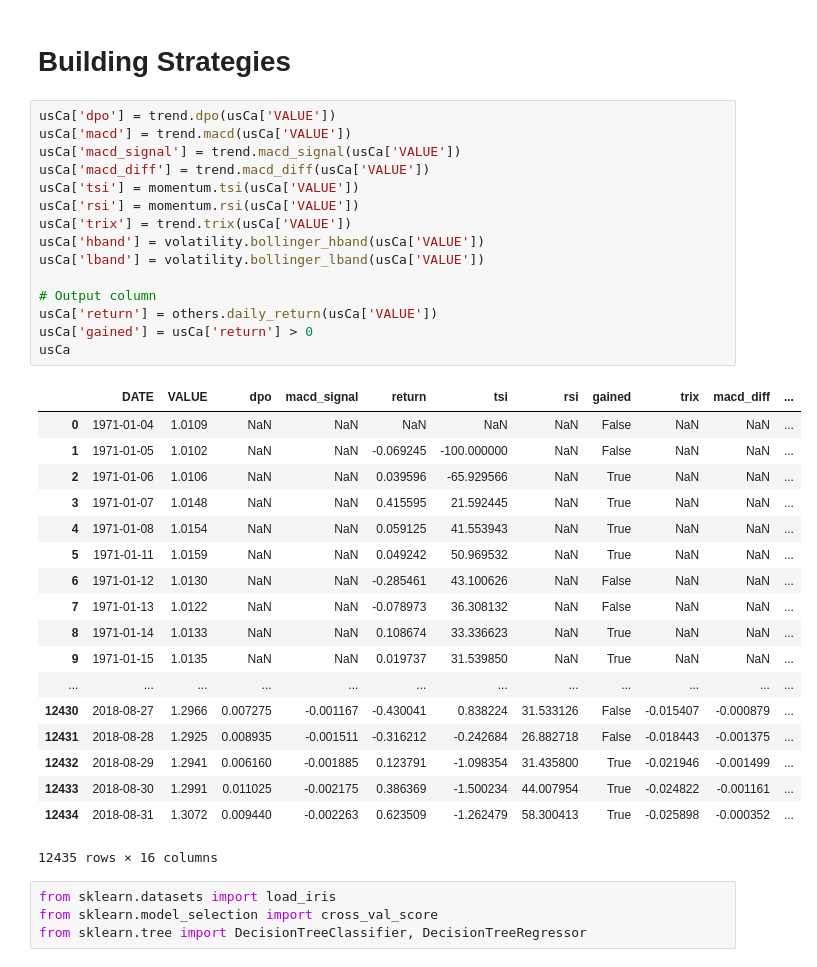
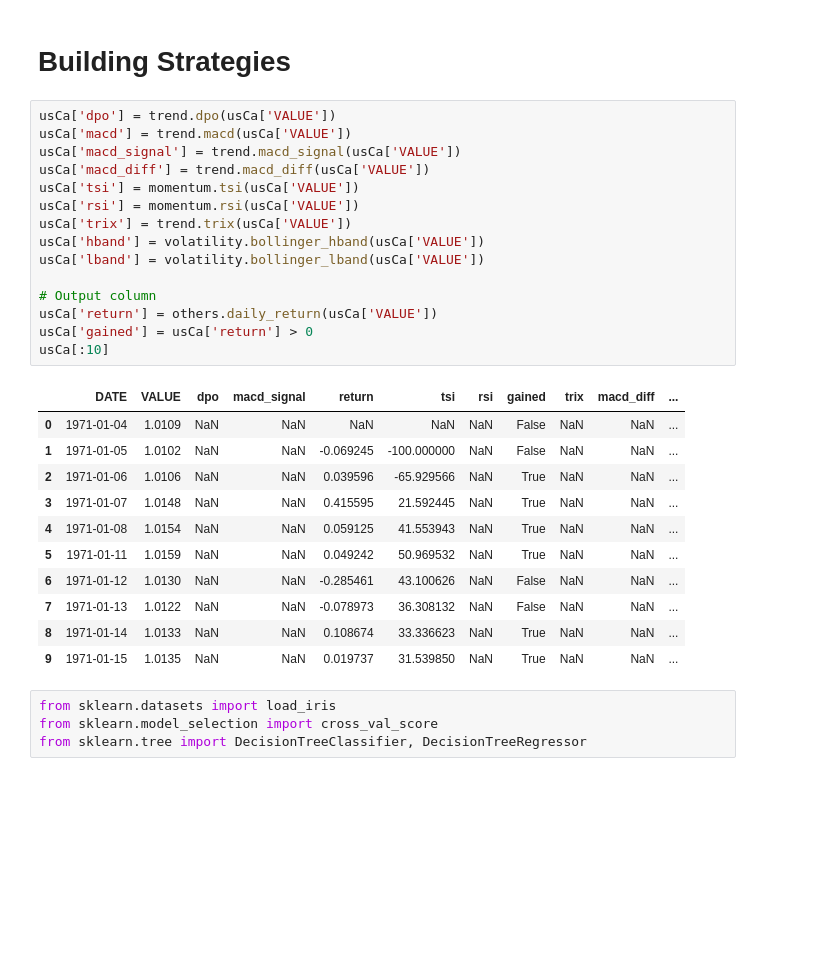
Before and after one commit to Angus-McLean/fxboys, a Jupyter notebook: DecisionTree.ipynb, the cells around one changed output. Drawn from its saved outputs; the diff is of its cells as text; blank space fills up the shorter version.

```diff
--- a/DecisionTree.ipynb
+++ b/DecisionTree.ipynb
@@ -43,37 +41,30 @@ Name: d_ret, Length: 12435, dtype: float64
 # %%
 usCa['dpo'] = trend.dpo(usCa['VALUE'])
 usCa['macd'] = trend.macd(usCa['VALUE'])
 usCa['macd_signal'] = trend.macd_signal(usCa['VALUE'])
 usCa['macd_diff'] = trend.macd_diff(usCa['VALUE'])
 usCa['tsi'] = momentum.tsi(usCa['VALUE'])
 usCa['rsi'] = momentum.rsi(usCa['VALUE'])
 usCa['trix'] = trend.trix(usCa['VALUE'])
 usCa['hband'] = volatility.bollinger_hband(usCa['VALUE'])
 usCa['lband'] = volatility.bollinger_lband(usCa['VALUE'])
 
 # Output column
 usCa['return'] = others.daily_return(usCa['VALUE'])
 usCa['gained'] = usCa['return'] > 0
-usCa
+usCa[:10]
 # %% [output]
 |  | DATE | VALUE | dpo | macd_signal | return | tsi | rsi | gained | trix | macd_diff | ... |
 | 0 | 1971-01-04 | 1.0109 | NaN | NaN | NaN | NaN | NaN | False | NaN | NaN | ... |
 | 1 | 1971-01-05 | 1.0102 | NaN | NaN | -0.069245 | -100.000000 | NaN | False | NaN | NaN | ... |
 | 2 | 1971-01-06 | 1.0106 | NaN | NaN | 0.039596 | -65.929566 | NaN | True | NaN | NaN | ... |
 | 3 | 1971-01-07 | 1.0148 | NaN | NaN | 0.415595 | 21.592445 | NaN | True | NaN | NaN | ... |
 | 4 | 1971-01-08 | 1.0154 | NaN | NaN | 0.059125 | 41.553943 | NaN | True | NaN | NaN | ... |
 | 5 | 1971-01-11 | 1.0159 | NaN | NaN | 0.049242 | 50.969532 | NaN | True | NaN | NaN | ... |
 | 6 | 1971-01-12 | 1.0130 | NaN | NaN | -0.285461 | 43.100626 | NaN | False | NaN | NaN | ... |
 | 7 | 1971-01-13 | 1.0122 | NaN | NaN | -0.078973 | 36.308132 | NaN | False | NaN | NaN | ... |
 | 8 | 1971-01-14 | 1.0133 | NaN | NaN | 0.108674 | 33.336623 | NaN | True | NaN | NaN | ... |
 | 9 | 1971-01-15 | 1.0135 | NaN | NaN | 0.019737 | 31.539850 | NaN | True | NaN | NaN | ... |
-| ... | ... | ... | ... | ... | ... | ... | ... | ... | ... | ... | ... |
-| 12430 | 2018-08-27 | 1.2966 | 0.007275 | -0.001167 | -0.430041 | 0.838224 | 31.533126 | False | -0.015407 | -0.000879 | ... |
-| 12431 | 2018-08-28 | 1.2925 | 0.008935 | -0.001511 | -0.316212 | -0.242684 | 26.882718 | False | -0.018443 | -0.001375 | ... |
-| 12432 | 2018-08-29 | 1.2941 | 0.006160 | -0.001885 | 0.123791 | -1.098354 | 31.435800 | True | -0.021946 | -0.001499 | ... |
-| 12433 | 2018-08-30 | 1.2991 | 0.011025 | -0.002175 | 0.386369 | -1.500234 | 44.007954 | True | -0.024822 | -0.001161 | ... |
-| 12434 | 2018-08-31 | 1.3072 | 0.009440 | -0.002263 | 0.623509 | -1.262479 | 58.300413 | True | -0.025898 | -0.000352 | ... |
-12435 rows × 16 columns
 # %%
 from sklearn.datasets import load_iris
 from sklearn.model_selection import cross_val_score
```
Also changed, not shown: parts of 8 cells of this notebook.
